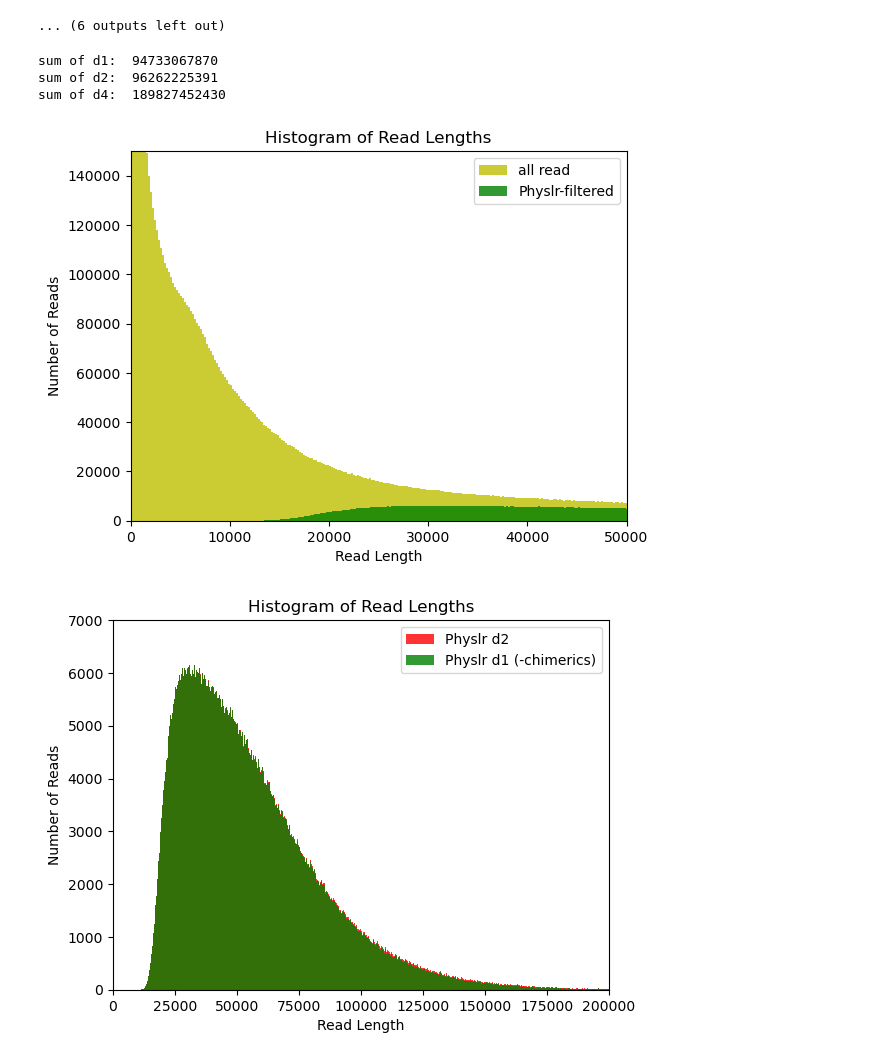
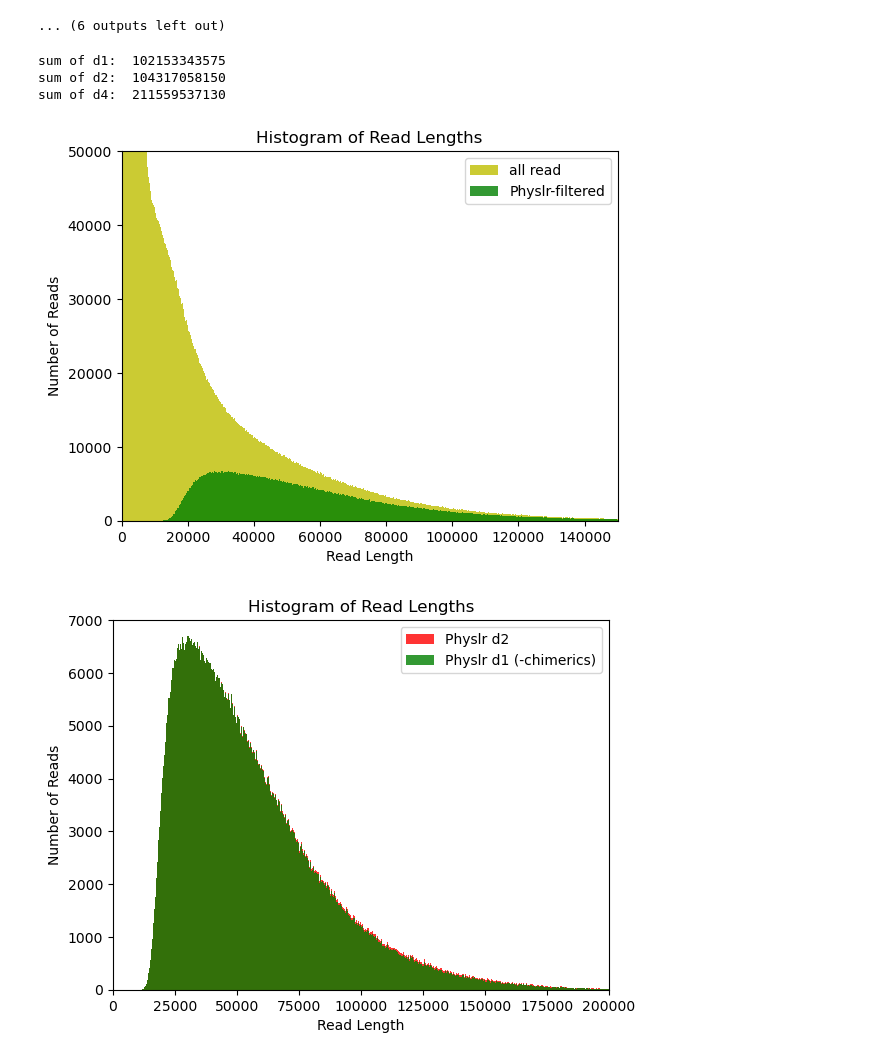
Before and after one commit to aafshinfard/JNP_repo, a Jupyter notebook: daily.ipynb, the cells around one changed output. Saved outputs shown, nothing was run; the diff lists cells and outputs as text; code cells hidden in the pictures.

```diff
--- a/daily.ipynb
+++ b/daily.ipynb
@@ -1882,21 +1882,37 @@ sdr:  4686.070018451748
 #add_prefix = '/projects/btl_scratch/aafshinfard/projects/physlr-goldrush/paper_experiments/chm13/physlr-goldrush/rle/default/read_analysis/'
 add_prefix = '/projects/btl_scratch/aafshinfard/projects/physlr-goldrush/paper_experiments/hg01243/physlr-goldrush/rle/default/read_analysis/'
 
-add1= add_prefix + 'HG01243.d1.fq.read_length'
-add2= add_prefix + 'HG01243.d2.fq.read_length'
+add_prefix = '/projects/btl_scratch/aafshinfard/projects/physlr-goldrush/paper_experiments/hg002/physlr-goldrush/rle/default/read_analysis/'
+add_prefix = '/projects/btl_scratch/aafshinfard/projects/physlr-goldrush/paper_experiments/hg02055/physlr-goldrush/rle/default/read_analysis/'
+
+add1= add_prefix + 'CHM13.d1.fq.read_length'
+add2= add_prefix + 'CHM13.d2.fq.read_length'
 # add3= add_prefix + 'HG01243.d3.fq.read_length'
-add4= add_prefix + 'HG01243.d4.fq.read_length'
+add4= add_prefix + 'CHM13.d4.fq.read_length'
 
 add1= add_prefix + 'HG01243.d1.fq.read_length'
 add2= add_prefix + 'HG01243.d2.fq.read_length'
 # add3= add_prefix + 'HG01243.d3.fq.read_length'
 add4= add_prefix + 'HG01243.d4.fq.read_length'
 
+add1= add_prefix + 'HG002.d1.fq.read_length'
+add2= add_prefix + 'HG002.d2.fq.read_length'
+# add3= add_prefix + 'HG01243.d3.fq.read_length'
+add4= add_prefix + 'HG002.d4.fq.read_length'
+
+
+add1= add_prefix + 'HG02055.d1.fq.read_length'
+add2= add_prefix + 'HG02055.d2.fq.read_length'
+# add3= add_prefix + 'HG01243.d3.fq.read_length'
+add4= add_prefix + 'HG02055.d4.fq.read_length'
+
+
+
 
 # add2='/projects/btl_scratch/aafshinfard/projects/physlr-goldrush/paper_experiments/chm13/physlr-goldrush/rle/default/read_analysis/HG01243.d2.fq.read_length'
 # #add3='/projects/btl_scratch/aafshinfard/projects/physlr-goldrush/paper_experiments/chm13/physlr-goldrush/rle/default/read_analysis/HG01243.d3.fq.read_length'
 # add4='/projects/btl_scratch/aafshinfard/projects/physlr-goldrush/paper_experiments/chm13/physlr-goldrush/rle/default/read_analysis/HG01243.d4.fq.read_length'
-# add5='/projects/btl_scratch/aafshinfard/projects/physlr-goldrush/paper_experiments/chm13/physlr-goldrush/rle/default/read_analysis/CHM13.rle.physlr.mol.multi.fq_read_length'
+add5='/projects/btl_scratch/aafshinfard/projects/physlr-goldrush/paper_experiments/chm13/physlr-goldrush/rle/default/read_analysis/CHM13.rle.physlr.mol.multi.fq_read_length'
 
 
 # plot histograms for numbers in each file and compare them
@@ -1952,8 +1968,8 @@ plt.title('Histogram of Read Lengths')
 #plt.ylim(0, 5e5)
 plt.ylim(0, 5e4)
 plt.xlim(0, 1.5e5)
-plt.ylim(0, 15e4)
-plt.xlim(0, 0.5e5)
+# plt.ylim(0, 15e4)
+# plt.xlim(0, 0.5e5)
 
 plt.legend(loc='upper right')
 plt.show()
@@ -1965,36 +1981,36 @@ plt.clf()
 plt.hist(data2, bins=num_bins2, alpha=0.8, label='Physlr d2', color='r')
 plt.hist(data1, bins=num_bins1, alpha=0.8, label='Physlr d1 (-chimerics)', color='g')
 # x-axis label: read length
 plt.xlabel('Read Length')
 # y-axis label: Number of Reads
 plt.ylabel('Number of Reads')
 # title: Histogram of Read Lengths
 plt.title('Histogram of Read Lengths')
 plt.ylim(0, 7e3)
 plt.xlim(0, 2e5)
 plt.legend(loc='upper right')
 plt.show()
 
 
 # clear plt
 plt.clf()
 
 
 plt.hist(data5, bins=num_bins5, alpha=1, label='Physlr chimeric reads', color='r')
 # x-axis label: read length
 plt.xlabel('Read Length')
 # y-axis label: Number of Reads
 plt.ylabel('Number of Reads')
 # title: Histogram of Read Lengths
 plt.title('Histogram of Read Lengths')
 
 
 plt.legend(loc='upper right')
 plt.show()
 # %% [output]
-sum of d1:  94733067870
-sum of d2:  96262225391
-sum of d4:  189827452430
+sum of d1:  102153343575
+sum of d2:  104317058150
+sum of d4:  211559537130
-[figure, old version]
+[figure, new version]
-[figure, old version]
+[figure, new version]
 [figure]
```
